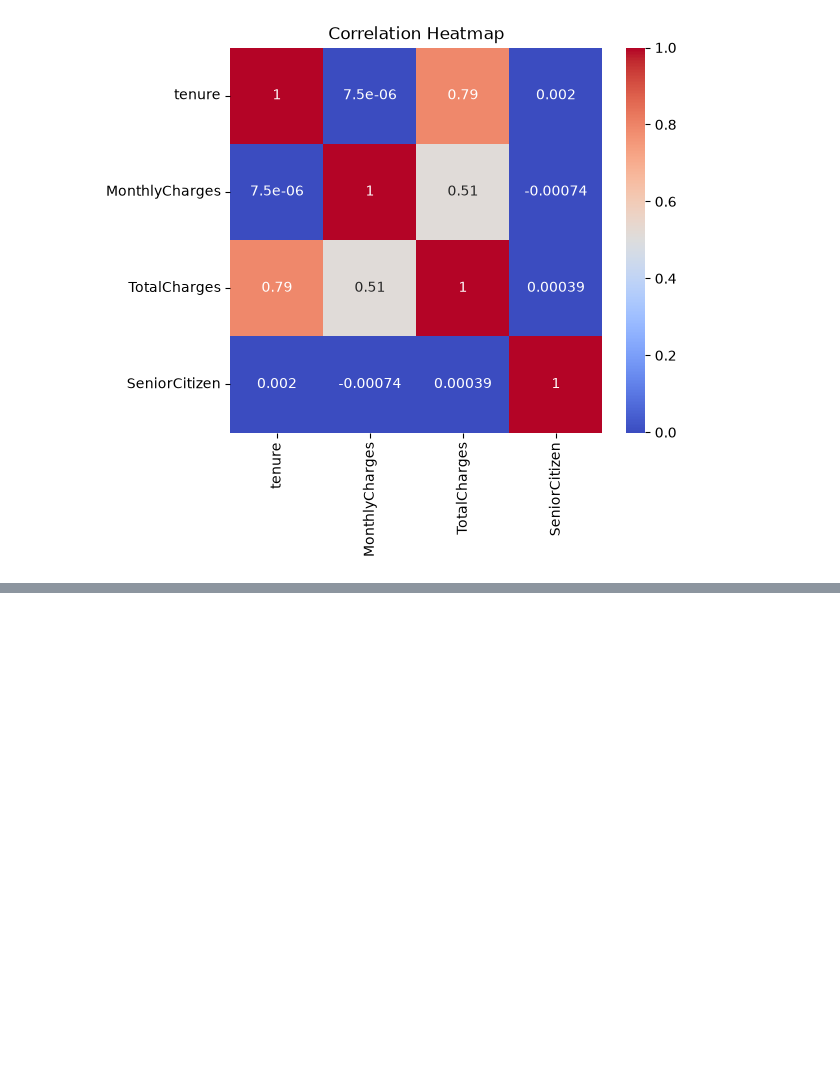
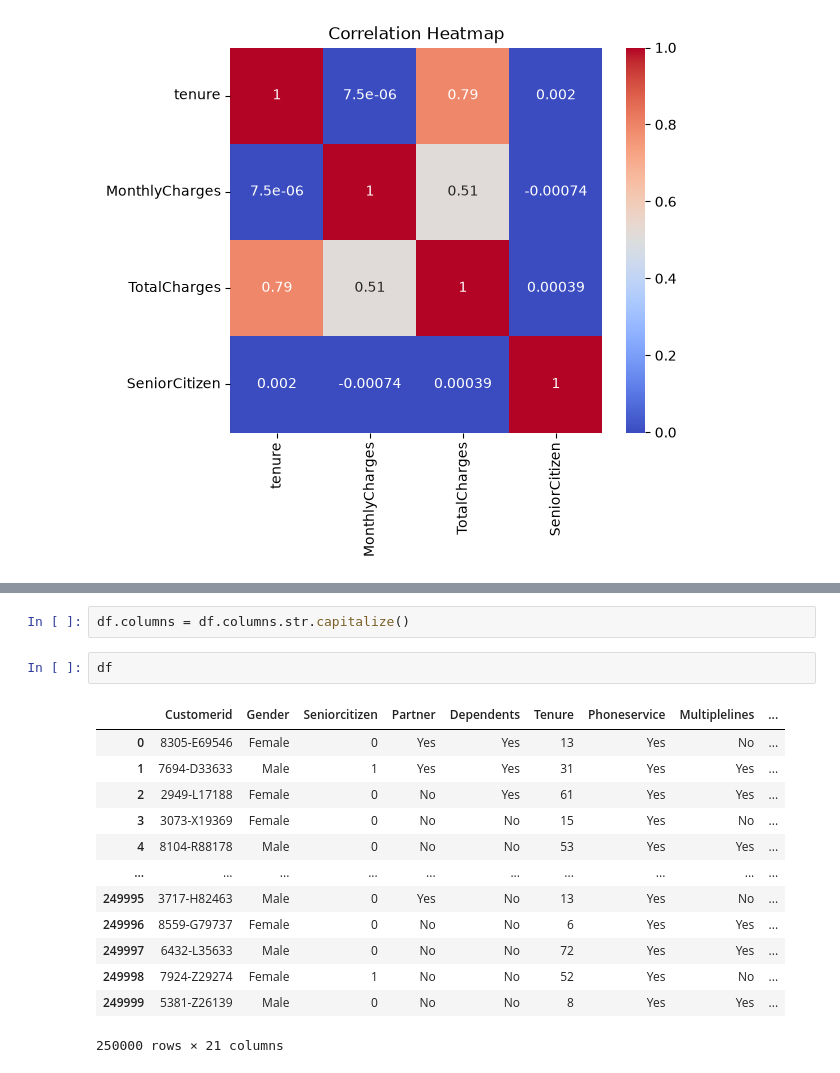
Before and after one commit to mohitmishra8921/Datascience, a Jupyter notebook: Project2/EDA.ipynb, the cells around one changed output, grey strips where cells are left out. Cells and saved outputs as stored; diff of their text form; blank space fills up the shorter version.

```diff
--- a/Project2/EDA.ipynb
+++ b/Project2/EDA.ipynb
@@ -128,0 +151,18 @@ plt.show()
+# %%
+df.columns = df.columns.str.capitalize()
+# %%
+df
+# %% [output]
+|  | Customerid | Gender | Seniorcitizen | Partner | Dependents | Tenure | Phoneservice | Multiplelines | ... |
+| 0 | 8305-E69546 | Female | 0 | Yes | Yes | 13 | Yes | No | ... |
+| 1 | 7694-D33633 | Male | 1 | Yes | Yes | 31 | Yes | Yes | ... |
+| 2 | 2949-L17188 | Female | 0 | No | Yes | 61 | Yes | Yes | ... |
+| 3 | 3073-X19369 | Female | 0 | No | No | 15 | Yes | No | ... |
+| 4 | 8104-R88178 | Male | 0 | No | No | 53 | Yes | Yes | ... |
+| ... | ... | ... | ... | ... | ... | ... | ... | ... | ... |
+| 249995 | 3717-H82463 | Male | 0 | Yes | No | 13 | Yes | No | ... |
+| 249996 | 8559-G79737 | Female | 0 | No | No | 6 | Yes | Yes | ... |
+| 249997 | 6432-L35633 | Male | 0 | No | No | 72 | Yes | Yes | ... |
+| 249998 | 7924-Z29274 | Female | 1 | No | No | 52 | Yes | No | ... |
+| 249999 | 5381-Z26139 | Male | 0 | No | No | 8 | Yes | Yes | ... |
+250000 rows × 21 columns
```
Also changed, not shown: parts of 33 cells of this notebook, 6 other files.
